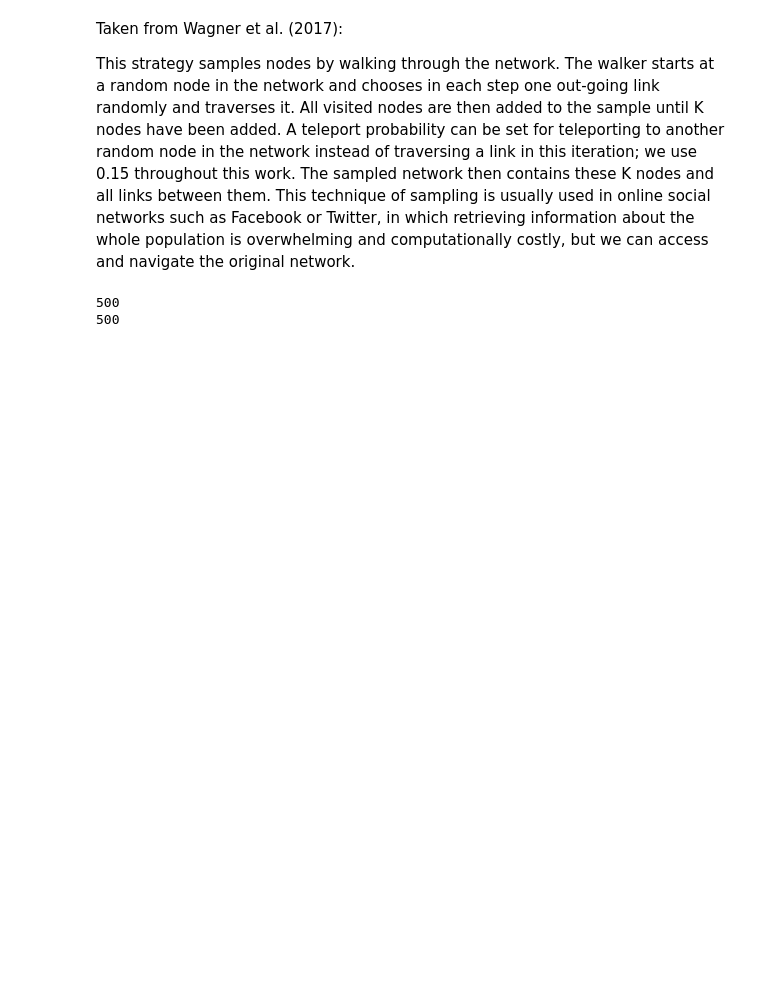
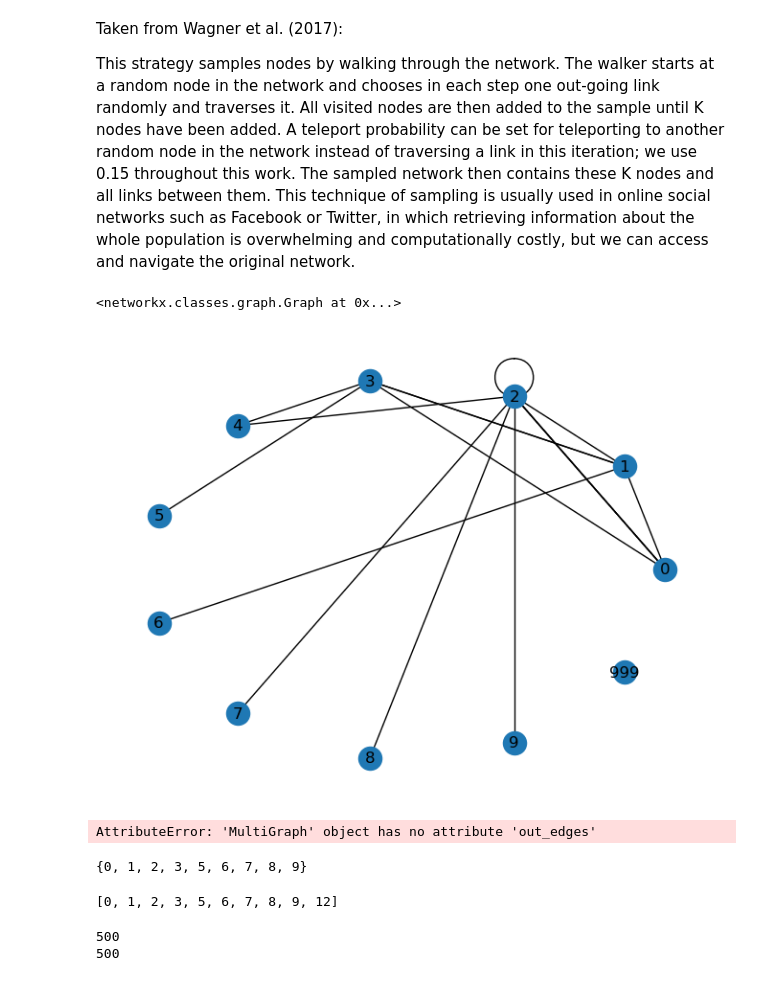
Before and after one commit to TDebono/disparate-exposure-link-recommendation, a Jupyter notebook: synthetic_data.ipynb, the cells around one changed output. Cells and saved outputs as stored; diff of their text form; code cells hidden in the pictures; blank space fills up the shorter version.

```diff
--- a/synthetic_data.ipynb
+++ b/synthetic_data.ipynb
@@ -33,7 +33,7 @@ Taken from Wagner et al. (2017):
 This strategy samples nodes by walking through the network. The walker starts at a random node in the network and chooses in each step one out-going link randomly and traverses it. All visited nodes are then added to the sample until K nodes have been added. A teleport probability can be set for teleporting to another random node in the network instead of traversing a link in this iteration; we use 0.15 throughout this work. The sampled network then contains these K nodes and all links between them. This technique of sampling is usually used in online social networks such as Facebook or Twitter, in
 which retrieving information about the whole population is overwhelming and computationally costly, but we can access and navigate the original network.
 # %%
-g = nx.scale_free_graph(n=1000000)
+g = nx.scale_free_graph(n=10)
 # %%
 import networkx as nx
 import itertools
@@ -154 +171,18 @@ rw = RandomWalker(full_network=g, sample_size=100000)
 sample = rw.get_random_walk_sampled_network(teleportation_proba=0.15, verbose=False)
+# %%
+rw.undirected_G
+# %% [output]
+<networkx.classes.graph.Graph at 0x...>
+# %%
+u_g = g.to_undirected()
+# %%
+u_g.add_node(999)
+# %%
+nx.draw_circular(u_g, with_labels=True)
+plt.show()
+# %% [output]
+[figure, added]
+# %%
+u_g.out_edges(4)
+# %% [output]
+AttributeError: 'MultiGraph' object has no attribute 'out_edges'
@@ -154,0 +191,4 @@ sample = rw.get_random_walk_sampled_network(teleportation_proba=0.15, verbose=Fa
+# %%
+nx.algorithms.descendants(u_g, 4)
+# %% [output]
+{0, 1, 2, 3, 5, 6, 7, 8, 9}
@@ -155 +197,5 @@ sample = rw.get_random_walk_sampled_network(teleportation_proba=0.15, verbose=Fa
+# %%
+list(d)
+# %% [output]
+[0, 1, 2, 3, 5, 6, 7, 8, 9, 12]
 # %%
```
Also changed, not shown: parts of 11 cells of this notebook.
